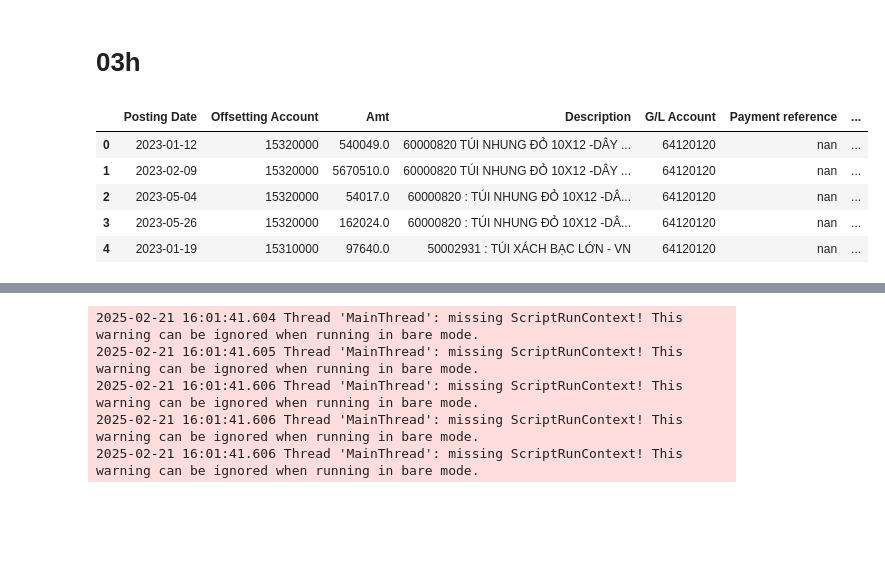
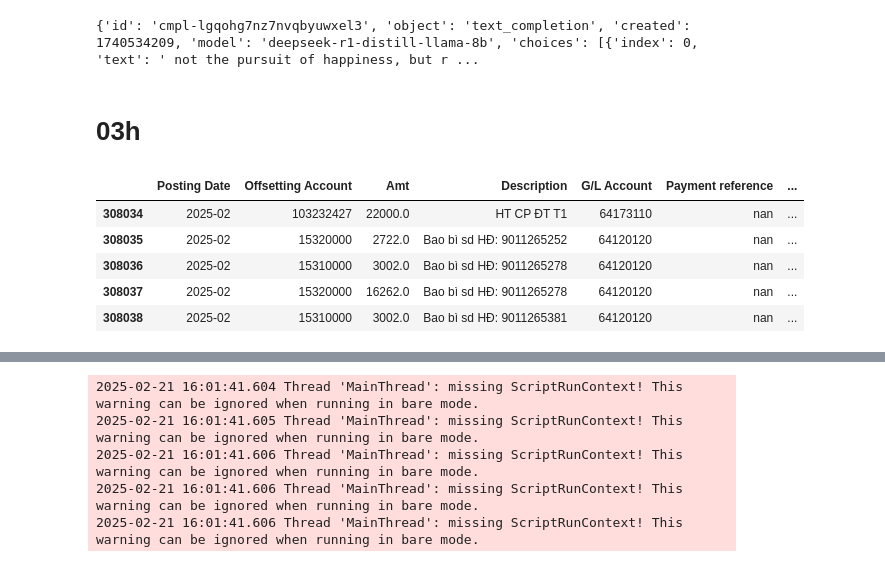
Before and after one commit to Huynh-Tr/report, a Jupyter notebook: dthu.ipynb, the cells around one changed output, grey strips where cells are left out. Cells and saved outputs as stored; diff of their text form; code cells hidden in the pictures; blank space fills up the shorter version.

```diff
--- a/dthu.ipynb
+++ b/dthu.ipynb
@@ -1,3 +1,26 @@
+# %%
+import requests
+
+url = 'http://localhost:1234/api/v0/completions'
+headers = {
+    'Content-Type': 'application/json'
+}
+data = {
+    "model": "deepseek-r1-distill-llama-8b",
+    "messages": [
+      { "role": "system", "content": "Always answer in rhymes." },
+      { "role": "user", "content": "Introduce yourself." }
+    ],
+    "temperature": 0.7,
+    "max_tokens": 10,
+    "stream": False,
+    "stop": "\n"
+}
+
+response = requests.post(url, headers=headers, json=data)
+print(response.json())
+# %% [output]
+{'id': 'cmpl-lgqohg7nz7nvqbyuwxel3', 'object': 'text_completion', 'created': 1740534209, 'model': 'deepseek-r1-distill-llama-8b', 'choices': [{'index': 0, 'text': ' not the pursuit of happiness, but r ...
 # %%
 import pandas as pd
 from glob import glob
@@ -23,27 +46,28 @@ dthu = r'D:\pnj.com.vn\HuynhTN - Documents\Project\streamlit\dthu.parquet'
 # %%
 from glob import glob
 import os
 import pandas as pd
 
 p = r'D:\pnj.com.vn\HuynhTN - Documents\Project\streamlit\03h.parquet'
 df = pd.read_parquet(p)
 # Convert "Posting date" to datetime using pandas format "%Y%m%d" and exclude time
-df['Posting Date'] = pd.to_datetime(df['Posting Date'])
+df['Posting Date'] = pd.to_datetime(df['Posting Date']).dt.to_period('M')
+df = df[df['Posting Date'] == '2025-02']
 # df['Payment reference'] = df['Payment reference'].astype(str).str.replace('.0', '')
 # df['Document Number'] = df['Document Number'].astype(str).str.replace('.0', '')
 # df['Cost Center'] = df['Cost Center'].astype(str).str.replace('.0', '').str[-4:]
 # df['Asset'] = df['Asset'].astype(str).str.replace('.0', '')
 # cols = ["Company Code Currency Key", "Material", "Sales Document", "Billing Document", "Quantity", "Unit of Measure", "Order"]
 # df = df.drop(columns=cols)
 # df['Cost Center1'] = df['Cost Center'].str[5:]
 df.head()
 # %% [output]
 |  | Posting Date | Offsetting Account | Amt | Description | G/L Account | Payment reference | ... |
-| 0 | 2023-01-12 | 15320000 | 540049.0 | 60000820 TÚI NHUNG ĐỎ 10X12 -DÂY ... | 64120120 | nan | ... |
-| 1 | 2023-02-09 | 15320000 | 5670510.0 | 60000820 TÚI NHUNG ĐỎ 10X12 -DÂY ... | 64120120 | nan | ... |
-| 2 | 2023-05-04 | 15320000 | 54017.0 | 60000820 : TÚI NHUNG ĐỎ 10X12 -DÂ... | 64120120 | nan | ... |
-| 3 | 2023-05-26 | 15320000 | 162024.0 | 60000820 : TÚI NHUNG ĐỎ 10X12 -DÂ... | 64120120 | nan | ... |
-| 4 | 2023-01-19 | 15310000 | 97640.0 | 50002931 : TÚI XÁCH BẠC LỚN - VN | 64120120 | nan | ... |
+| 308034 | 2025-02 | 103232427 | 22000.0 | HT CP ĐT T1 | 64173110 | nan | ... |
+| 308035 | 2025-02 | 15320000 | 2722.0 | Bao bì sd HĐ: 9011265252 | 64120120 | nan | ... |
+| 308036 | 2025-02 | 15310000 | 3002.0 | Bao bì sd HĐ: 9011265278 | 64120120 | nan | ... |
+| 308037 | 2025-02 | 15320000 | 16262.0 | Bao bì sd HĐ: 9011265278 | 64120120 | nan | ... |
+| 308038 | 2025-02 | 15310000 | 3002.0 | Bao bì sd HĐ: 9011265381 | 64120120 | nan | ... |
 # %%
 import pandas as pd
 
```
Also changed, not shown: parts of 1 cell of this notebook, 19 other files.
